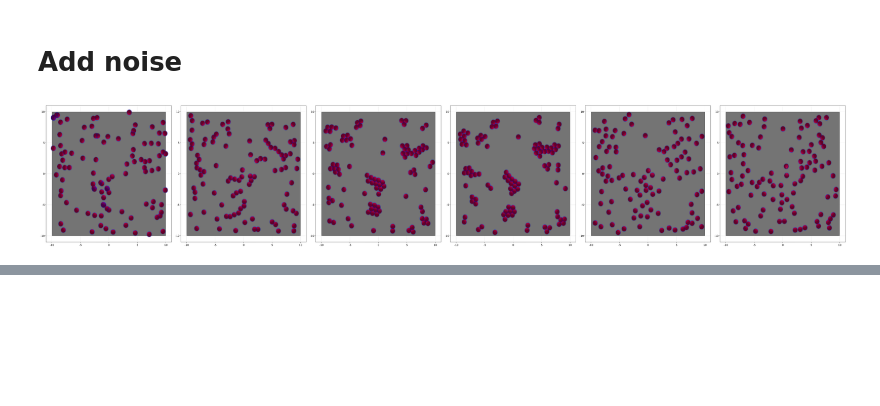
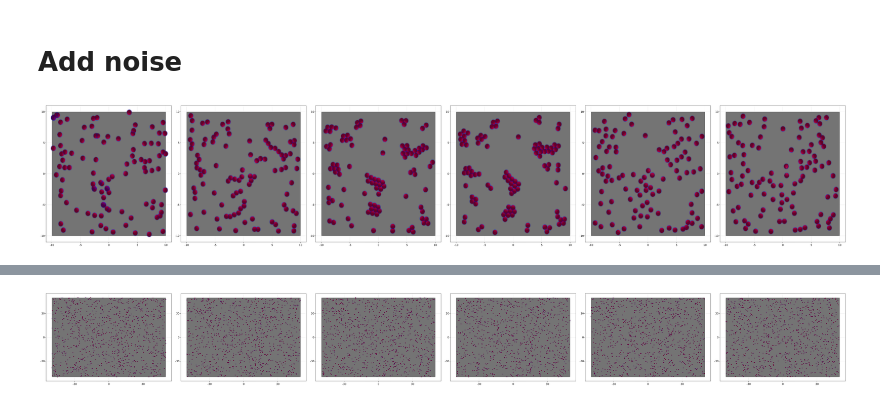
Before and after one commit to dsb-lab/CellBasedModels.jl, a Jupyter notebook: examples/Aggregation.ipynb, the cells around one changed output, grey strips where cells are left out. Cells and saved outputs as stored; diff of their text form; code cells hidden in the pictures; blank space fills up the shorter version.

```diff
--- a/examples/Aggregation.ipynb
+++ b/examples/Aggregation.ipynb
@@ -211,0 +324,17 @@ end
+# %%
+d = getParameter(com,[:x,:y])
+
+fig = Figure(resolution=(5000,600))
+
+for (i,time) in enumerate(1:round(Int64,length(com)/5):length(com))
+    ax = Axis(fig[1,i])
+    mesh!(ax, [simBox[1,1] simBox[2,1];simBox[1,1] simBox[2,2];simBox[1,2] simBox[2,2];simBox[1,2] simBox[2,1]], [1 2 4; 2 3 4], color=:lightgrey)
+    meshscatter!(ax,d[:x][time],d[:y][time],markersize=com[:rAtr][1]/2,color=(:blue,.3),transparency=true)
+    meshscatter!(ax,d[:x][time],d[:y][time],markersize=com[:rRep][1]/2,color=:red)
+    xlims!(ax,(simBox[1,:].*1.1)...)
+    ylims!(ax,(simBox[2,:].*1.1)...)
+end
+
+fig
+# %% [output]
+[figure, added]
```
Also changed, not shown: parts of 7 cells of this notebook.
